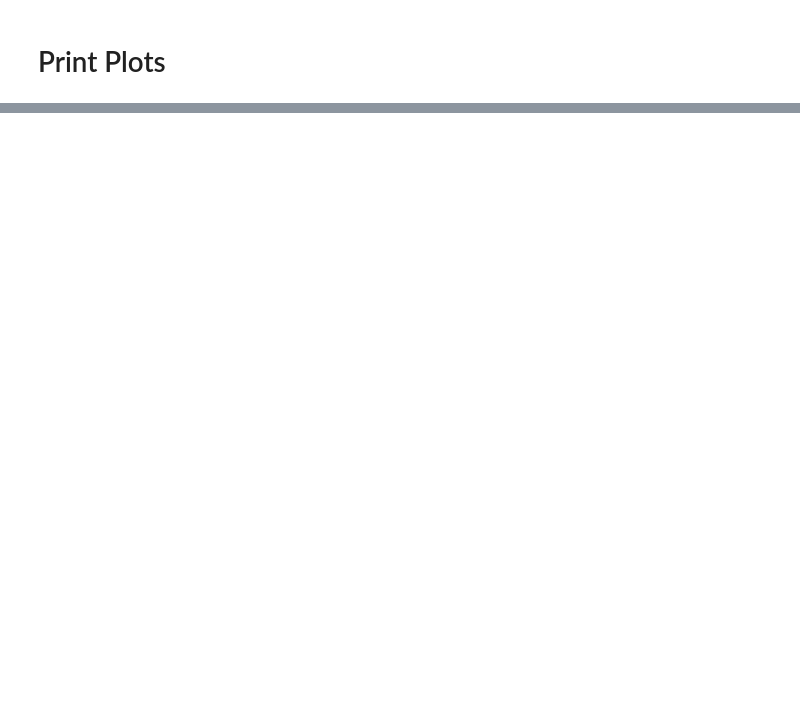
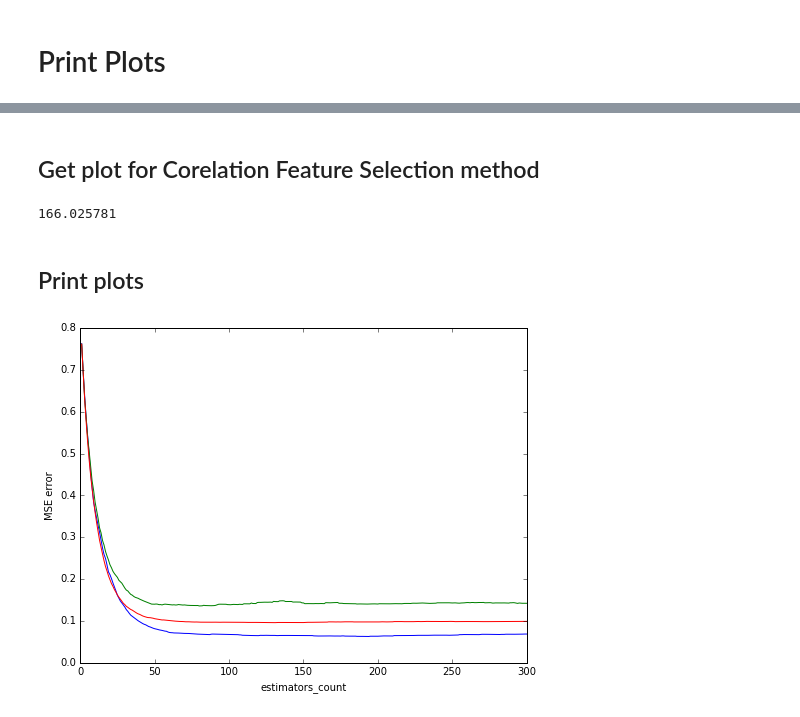
Before and after one commit to alex0parhomenko/technosfera, a Jupyter notebook: big_data/homework1-2/homework1_2.ipynb, the cells around one changed output, grey strips where cells are left out. Cells and saved outputs as stored; diff of their text form; code cells hidden in the pictures; blank space fills up the shorter version.

```diff
--- a/big_data/homework1-2/homework1_2.ipynb
+++ b/big_data/homework1-2/homework1_2.ipynb
@@ -576,0 +635,2 @@ corelation_feature_selection(data, y_true)
+# %%
+estimators_list = np.linspace(1, 300, 300)
@@ -576,0 +667,50 @@ corelation_feature_selection(data, y_true)
+# %%
+y = test_y.copy()
+mse_for_forward_selection = []
+cou_samples = len(test_y)
+y = np.array(y, dtype = np.float)
+
+for i in range(0, 300):
+    for j, sample in enumerate(test_x):
+        y[j] -= boosting_for_forward_selection.get_predict_for_sample_and_one_tree(sample, boosting_for_forward_selection.trees_list[i][1]) * boosting_for_forward_selection.shrinkage_value
+    if (i + 1 in estimators_list):
+        mse_for_forward_selection.append(np.sum(y ** 2.0) * 1.0 / cou_samples)
+# %% [markdown]
+## Get plot for Corelation Feature Selection method
+# %%
+t1 = time.clock()
+
+
+now_x = data[:,feature_corelation_selection]
+now_y = y_true
+test_x = test_data[:,feature_corelation_selection]
+
+boosting_for_CFS = Stochastic_gradient_boosting(**original_params)
+boosting_for_CFS.fit(now_x, now_y)
+y_pred = boosting_for_CFS.predict_regression(test_x)
+print time.clock() - t1
+# %% [output]
+166.025781
+# %%
+y = test_y.copy()
+mse_for_CFS = []
+cou_samples = len(test_y)
+y = np.array(y, dtype = np.float)
+
+for i in range(0, 300):
+    for j, sample in enumerate(test_x):
+        y[j] -= boosting_for_CFS.get_predict_for_sample_and_one_tree(sample, boosting_for_CFS.trees_list[i][1]) * boosting_for_CFS.shrinkage_value
+    if (i + 1 in estimators_list):
+        mse_for_CFS.append(np.sum(y ** 2.0) * 1.0 / cou_samples)
+# %% [markdown]
+## Print plots
+# %%
+plt.figure(figsize = (8, 6), dpi = 80)
+plt.plot(estimators_listtimators_list, mse_for_embedded_method, c = 'b')
+plt.plot(estimators_list, mse_for_forward_selection, c = 'g')
+plt.plot(estimators_list, mse_for_CFS, c = 'r')
+plt.xlabel("estimators_count")
+plt.ylabel("MSE error")
+plt.show()
+# %% [output]
+[figure, added]
```
Also changed, not shown: parts of 14 cells of this notebook.
